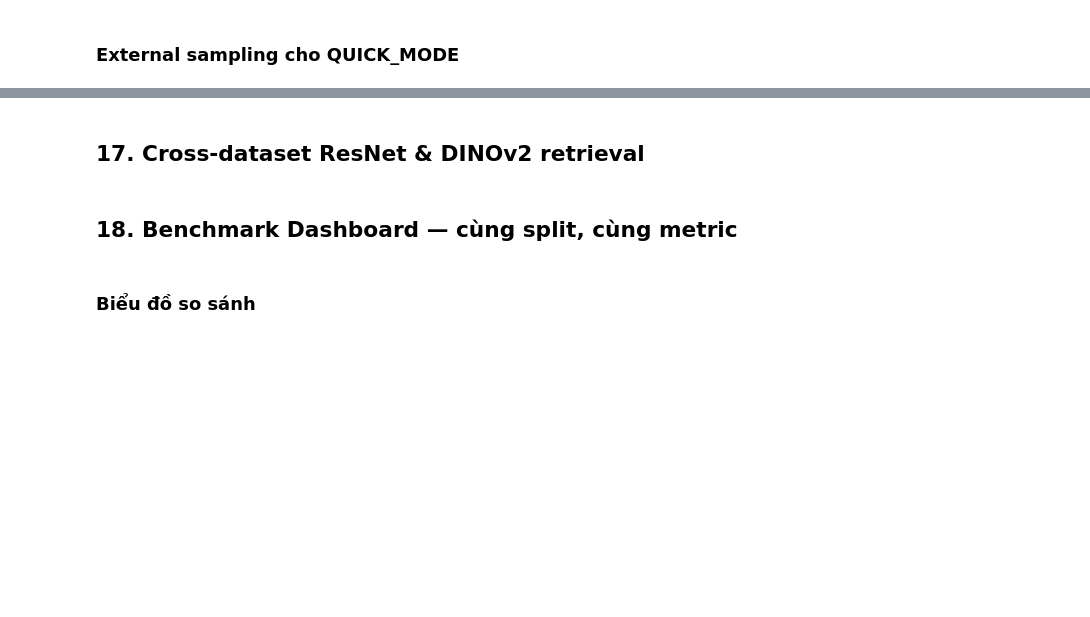
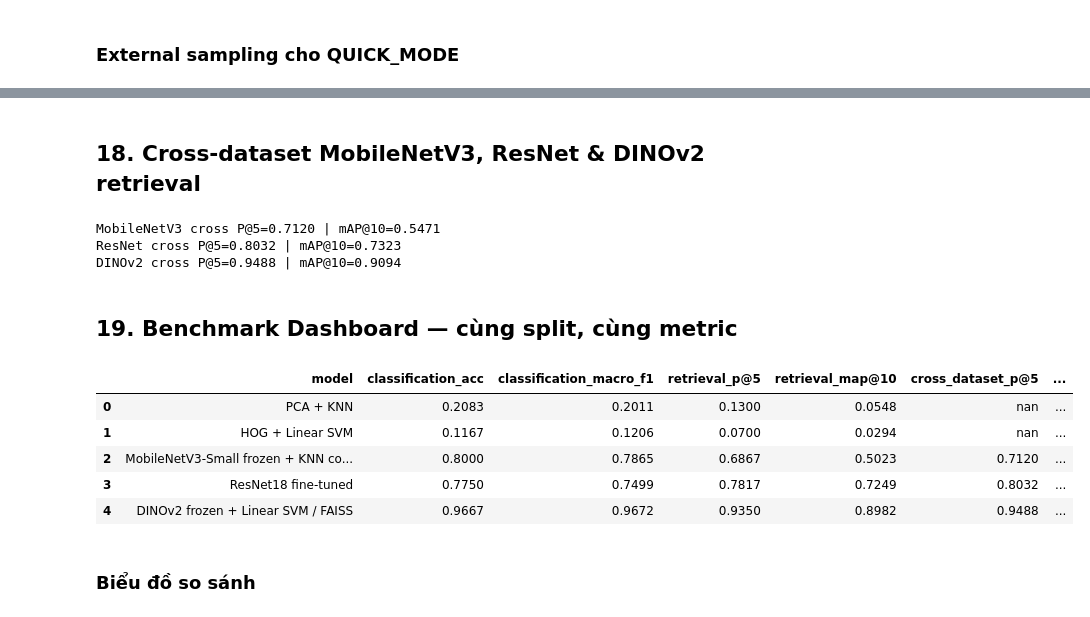
Before and after one commit to Baole13/ML, a Jupyter notebook: notebook/Animal_Visual_Search_Clean_Benchmark_v1.ipynb, the cells around one changed output, grey strips where cells are left out. Drawn from its saved outputs; the diff is of its cells as text; code cells hidden in the pictures; blank space fills up the shorter version.

```diff
--- a/notebook/Animal_Visual_Search_Clean_Benchmark_v1.ipynb
+++ b/notebook/Animal_Visual_Search_Clean_Benchmark_v1.ipynb
@@ -1138,7 +1361,21 @@ print("External evaluation queries:", len(external_eval))
 # %% [markdown]
-## 17. Cross-dataset ResNet & DINOv2 retrieval
+## 18. Cross-dataset MobileNetV3, ResNet & DINOv2 retrieval
 # %%
 if len(external_eval):
+    # MobileNetV3 external embedding.
+    external_mobilenet, external_labels_mobilenet, _ = extract_mobilenet_embeddings(external_eval)
+
+    mobilenet_cross_p5 = precision_at_k(
+        external_labels_mobilenet, external_mobilenet,
+        gallery_labels_mobilenet, gallery_mobilenet,
+        k=5
+    )
+    mobilenet_cross_map10 = mean_ap_at_k(
+        external_labels_mobilenet, external_mobilenet,
+        gallery_labels_mobilenet, gallery_mobilenet,
+        k=10
+    )
+
     # ResNet external embedding.
     resnet.fc = nn.Identity()
     external_resnet, external_labels_resnet, external_paths =         extract_resnet_embeddings(external_eval)
@@ -1169,11 +1406,17 @@ if len(external_eval):
         k=10
     )
 else:
+    mobilenet_cross_p5 = np.nan
+    mobilenet_cross_map10 = np.nan
     resnet_cross_p5 = np.nan
     resnet_cross_map10 = np.nan
     dino_cross_p5 = np.nan
     dino_cross_map10 = np.nan
 
+print(
+    f"MobileNetV3 cross P@5={mobilenet_cross_p5:.4f} | "
+    f"mAP@10={mobilenet_cross_map10:.4f}"
+)
 print(
     f"ResNet cross P@5={resnet_cross_p5:.4f} | "
     f"mAP@10={resnet_cross_map10:.4f}"
@@ -1182,8 +1425,12 @@ print(
     f"DINOv2 cross P@5={dino_cross_p5:.4f} | "
     f"mAP@10={dino_cross_map10:.4f}"
 )
+# %% [output]
+MobileNetV3 cross P@5=0.7120 | mAP@10=0.5471
+ResNet cross P@5=0.8032 | mAP@10=0.7323
+DINOv2 cross P@5=0.9488 | mAP@10=0.9094
 # %% [markdown]
-## 18. Benchmark Dashboard — cùng split, cùng metric
+## 19. Benchmark Dashboard — cùng split, cùng metric
 # %%
 results_df = pd.DataFrame([
     {
@@ -1203,34 +1450,50 @@ results_df = pd.DataFrame([
         "retrieval_map@10": hog_map10,
         "cross_dataset_p@5": np.nan,
         "cross_dataset_map@10": np.nan,
+    },
+    {
+        "model": "MobileNetV3-Small frozen + KNN cosine",
+        "classification_acc": mobilenet_acc,
+        "classification_macro_f1": mobilenet_f1,
+        "retrieval_p@5": mobilenet_p5,
+        "retrieval_map@10": mobilenet_map10,
+        "cross_dataset_p@5": mobilenet_cross_p5,
+        "cross_dataset_map@10": mobilenet_cross_map10,
     },
     {
         "model": "ResNet18 fine-tuned",
         "classification_acc": resnet_acc,
         "classification_macro_f1": resnet_f1,
         "retrieval_p@5": resnet_p5,
         "retrieval_map@10": resnet_map10,
         "cross_dataset_p@5": resnet_cross_p5,
         "cross_dataset_map@10": resnet_cross_map10,
     },
     {
         "model": "DINOv2 frozen + Linear SVM / FAISS",
         "classification_acc": dino_acc,
         "classification_macro_f1": dino_f1,
         "retrieval_p@5": dino_p5,
         "retrieval_map@10": dino_map10,
         "cross_dataset_p@5": dino_cross_p5,
         "cross_dataset_map@10": dino_cross_map10,
     },
 ])
 
 display(
     results_df.style.format({
         c: "{:.4f}"
         for c in results_df.columns
         if c != "model"
     })
 )
+# %% [output]
+|  | model | classification_acc | classification_macro_f1 | retrieval_p@5 | retrieval_map@10 | cross_dataset_p@5 | ... |
+| 0 | PCA + KNN | 0.2083 | 0.2011 | 0.1300 | 0.0548 | nan | ... |
+| 1 | HOG + Linear SVM | 0.1167 | 0.1206 | 0.0700 | 0.0294 | nan | ... |
+| 2 | MobileNetV3-Small frozen + KNN co... | 0.8000 | 0.7865 | 0.6867 | 0.5023 | 0.7120 | ... |
+| 3 | ResNet18 fine-tuned | 0.7750 | 0.7499 | 0.7817 | 0.7249 | 0.8032 | ... |
+| 4 | DINOv2 frozen + Linear SVM / FAISS | 0.9667 | 0.9672 | 0.9350 | 0.8982 | 0.9488 | ... |
 # %% [markdown]
 ### Biểu đồ so sánh
 # %%
```
Also changed, not shown: parts of 34 cells of this notebook, 1 other file.
